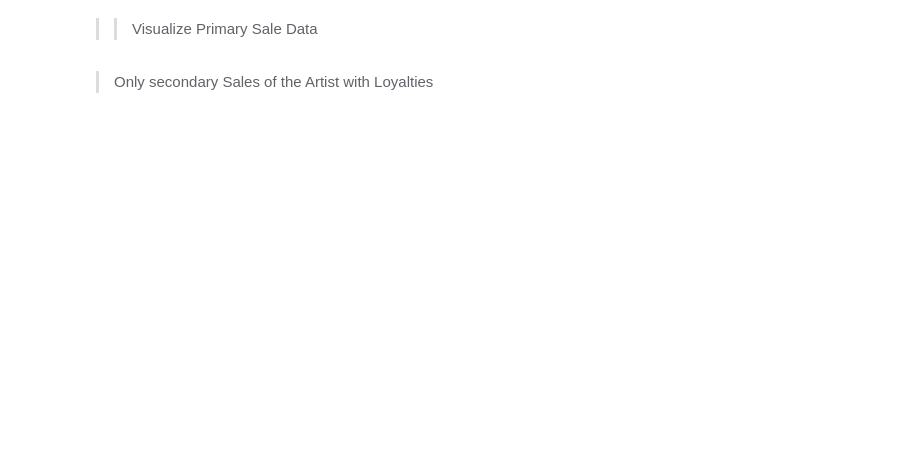
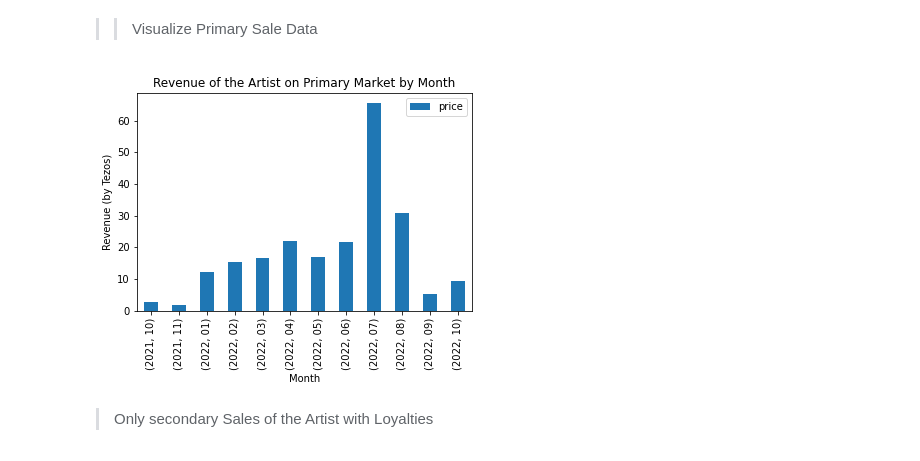
Before and after one commit to EmirhanServeren/NFT-CollaBot, a Jupyter notebook: main.ipynb, the cells around one changed output. Saved outputs shown, nothing was run; the diff lists cells and outputs as text; code cells hidden in the pictures; blank space fills up the shorter version.

```diff
--- a/main.ipynb
+++ b/main.ipynb
@@ -540,18 +542,28 @@ creator_primary_NFT_sales("tz1YAZ5Vkyc1Gpdy342uT33FYYFhyn2v6ibh")
 # %%
-# timestamp column includes both date and hour data together, splitting these two parameter in two different columns
-all_primaryNFT_sales_df[['date','hour']]=all_primaryNFT_sales_df['timestamp'].str.split('T', expand=True)
-del all_primaryNFT_sales_df['timestamp']
+def creator_primary_sales_df(wallet_address):
+    creator_primary_sales_dataFrame=creator_primary_NFT_sales(wallet_address)
+    creator_primary_sales_dataFrame[['date','hour']]=creator_primary_sales_dataFrame['timestamp'].str.split('T', expand=True)
+    del creator_primary_sales_dataFrame['timestamp']
 
-# deleting +00.00 at the ned of hour column. this symbolized gmt but unnecessary data for us
-all_primaryNFT_sales_df['hour']=all_primaryNFT_sales_df['hour'].str.split('+', expand=True)
+    # deleting +00.00 at the end of hour column. this symbolized gmt but unnecessary data for us
+    creator_primary_sales_dataFrame['hour']=creator_primary_sales_dataFrame['hour'].str.split('+', expand=True)
 
-# manipulating price column to calculate exact value [as tezos] of a token
-# dividing to 10^6
-all_primaryNFT_sales_df['price']=pd.to_numeric(all_primaryNFT_sales_df['price'],downcast="float")
-all_primaryNFT_sales_df['price']=all_primaryNFT_sales_df['price']/1000000
+    # manipulating price column to calculate exact value [as tezos] of a token
+    # dividing to 10^6
+    creator_primary_sales_dataFrame['price']=pd.to_numeric(creator_primary_sales_dataFrame['price'],downcast="float")
+    creator_primary_sales_dataFrame['price']=creator_primary_sales_dataFrame['price']/1000000
 
+    # month and year of the date will be processed individually, so splitting them as well
+    creator_primary_sales_dataFrame[['year','month','day']] = creator_primary_sales_dataFrame['date'].str.split('-', expand=True)
+    del creator_primary_sales_dataFrame['date']
 
-# month and year of the date will be processed individually, so splitting them as well
-all_primaryNFT_sales_df[['year','month','day']]=all_primaryNFT_sales_df['date'].str.split('-', expand=True)
-del all_primaryNFT_sales_df['date']
-all_primaryNFT_sales_df
+    # group by the year and the month for calculating income monthly
+    creator_primary_sales_dataFrame = creator_primary_sales_dataFrame.groupby(["year","month"]).sum()
+    del creator_primary_sales_dataFrame['token_pk']
+
+    # return the data frame
+    return creator_primary_sales_dataFrame
+
+creator_primary_sales_df(findWalletAddress_byTezDomain("emirhanserveren.tez"))
+
+# note!: ADD A CONDITION FOR THE EMPTY MONTHS THAT MUST APPEAR ON DATA FRAME
@@ -563,8 +585,14 @@ primarySaleRevenue_byMonth
 # %% [markdown]
 >> Visualize Primary Sale Data
 # %%
-# use pandas data frame plot to visualize the data
-primarySaleRevenue_byMonth.plot(kind='bar',title="Revenue of the Artist on Primary Market by Month",xlabel="Month",ylabel="Revenue (by Tezos)")
+def visualized_creator_primary_sales(wallet_address):
+    df_toPlot=creator_primary_sales_df(wallet_address)
+    # use pandas data frame plot to visualize the data
+    df_toPlot.plot(kind='bar',title="Revenue of the Artist on Primary Market by Month",xlabel="Month",ylabel="Revenue (by Tezos)")
+
+visualized_creator_primary_sales(findWalletAddress_byTezDomain("emirhanserveren.tez"))
+# %% [output]
+[figure, added]
 # %% [markdown]
 > Only secondary Sales of the Artist with Loyalties
 # %%
```
Also changed, not shown: parts of 10 cells of this notebook.
